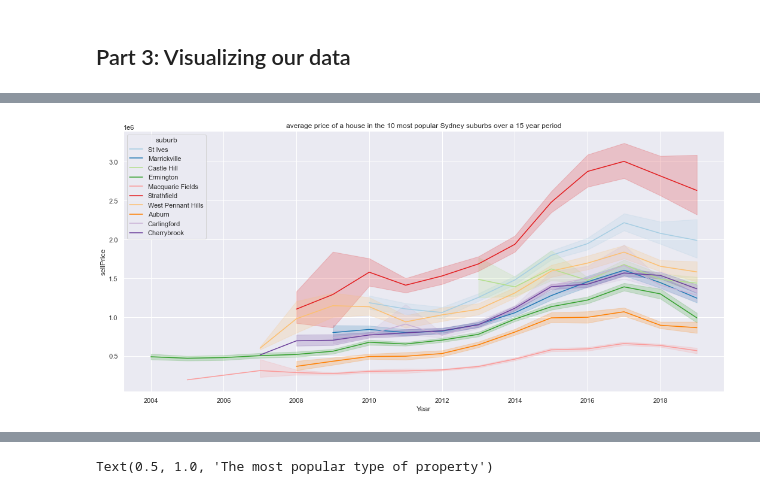
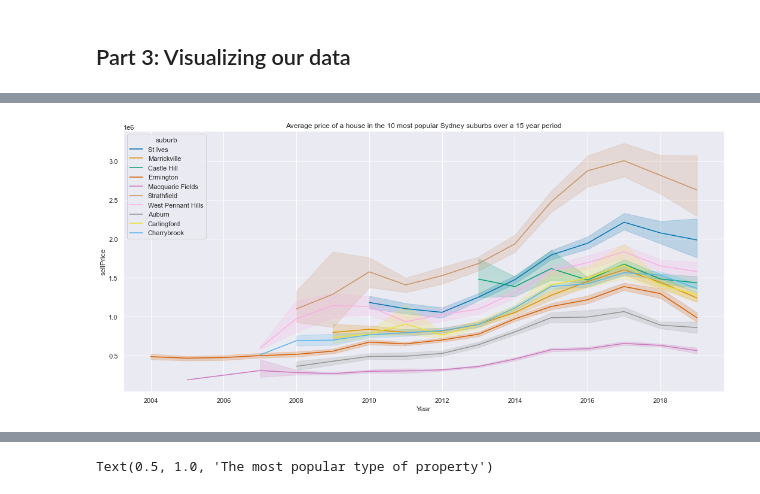
Before and after one commit to alex-lang-br/Prediction-project, a Jupyter notebook: Sydney_House_Pred.ipynb, the cells around one changed output, grey strips where cells are left out. Saved outputs shown, nothing was run; the diff lists cells and outputs as text; code cells hidden in the pictures.

```diff
--- a/Sydney_House_Pred.ipynb
+++ b/Sydney_House_Pred.ipynb
@@ -269,2 +279,11 @@ popular_suburb = house_price[house_price.suburb.isin(popular_suburb_list)]
+# %%
+house_filt = ['house']
+
+only_house = house_price[house_price.propType.isin(house_filt)].copy()
+house_price_popular_suburb = only_house[only_house.suburb.isin(popular_suburb_list)].copy()
+
+house_price_popular_suburb.bed = house_price_popular_suburb.bed.apply(lambda x: float(x))
+house_price_popular_suburb.bath = house_price_popular_suburb.bath.apply(lambda x: float(x))
+house_price_popular_suburb.sellPrice = house_price_popular_suburb.sellPrice.apply(lambda x: float(x))
 # %% [markdown]
 ## Part 3: Visualizing our data
@@ -279,7 +300,7 @@ sns.set_theme(style = 'darkgrid')
 # %%
 plt.figure(figsize=(18,8))
 fig = sns.lineplot(x = 'Year', y ='sellPrice',
-             hue = 'suburb', data = only_house_five_year_popular_suburb,
-             palette = 'Paired').set_title('Average price of a house in the 10 most popular Sydney suburbs over a 15 year period')
+             hue = 'suburb', data = house_price_popular_suburb,
+             palette = 'colorblind').set_title('Average price of a house in the 10 most popular Sydney suburbs over a 15 year period')
 # %% [output]
-[figure, old version]
+[figure, new version]
```
Also changed, not shown: parts of 49 cells of this notebook.
